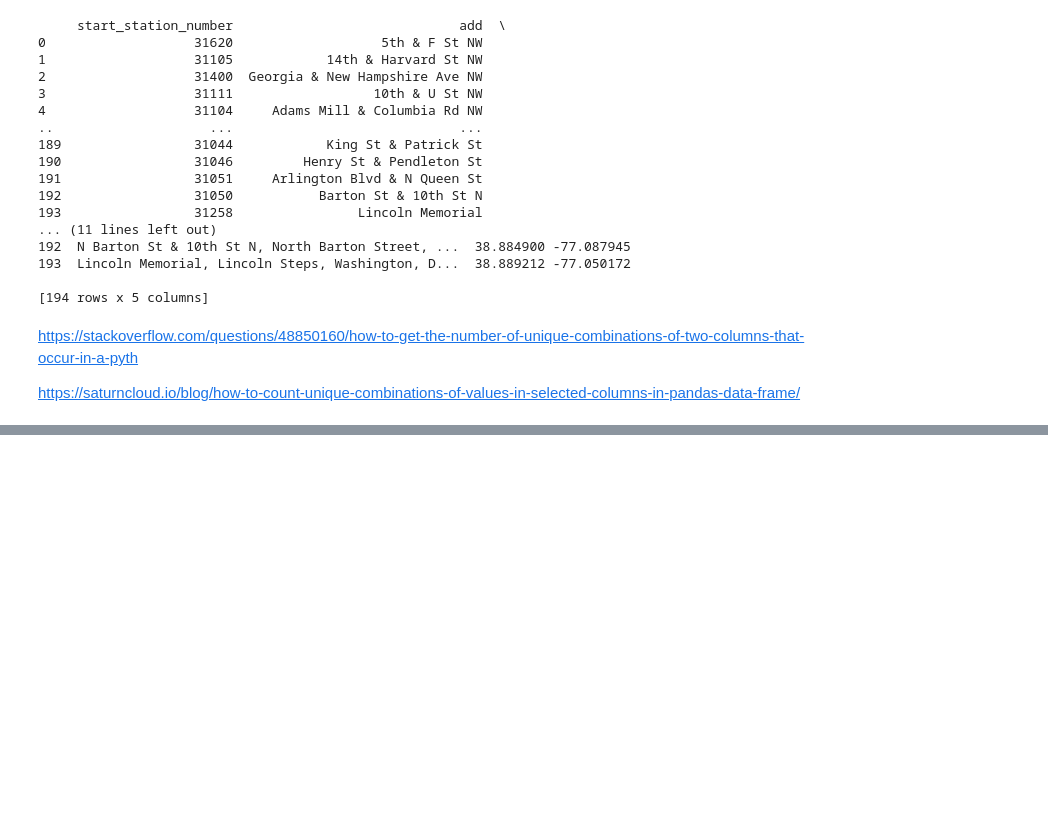
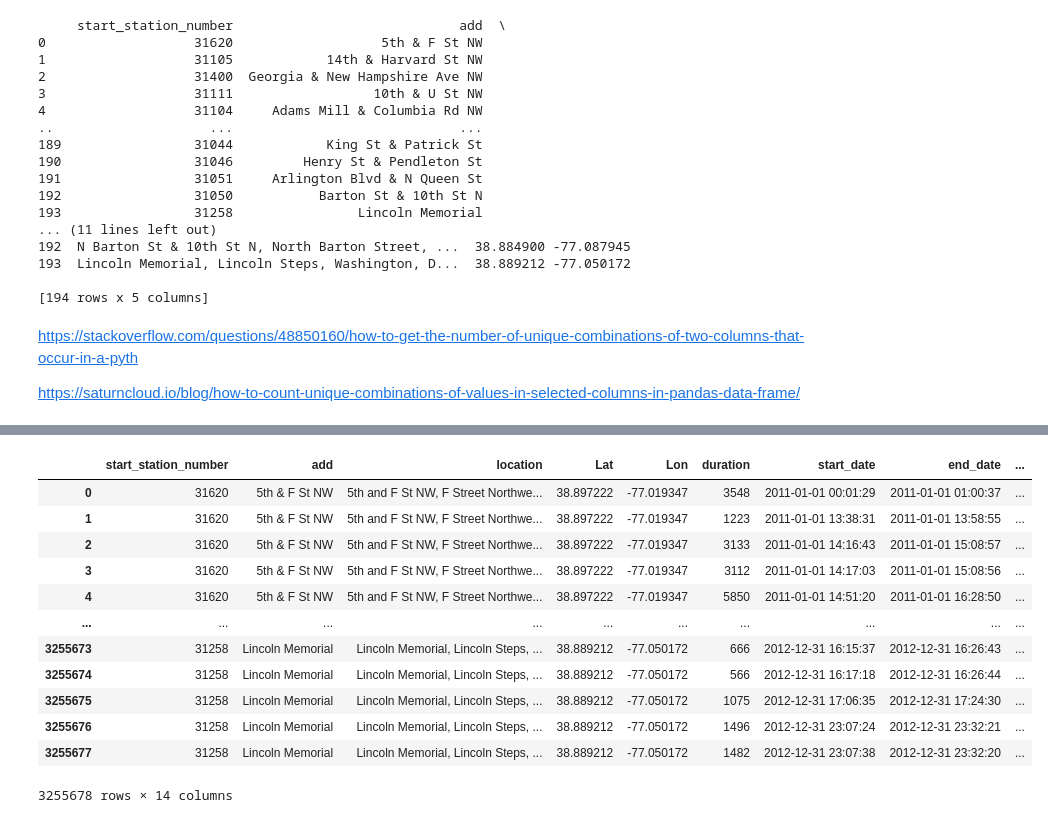
Before and after one commit to cdb8675309/Project3_Sprint-2, a Jupyter notebook: P3_S2.ipynb, the cells around one changed output, grey strips where cells are left out. Drawn from its saved outputs; the diff is of its cells as text; code cells hidden in the pictures; blank space fills up the shorter version.

```diff
--- a/P3_S2.ipynb
+++ b/P3_S2.ipynb
@@ -950,0 +981,18 @@ https://saturncloud.io/blog/how-to-count-unique-combinations-of-values-in-select
+# %%
+#merging original combined trip dataframe with new latlong info DF
+all_combi_df = pd.merge(full_station_df, combi_td1112, on='start_station_number')
+all_combi_df
+# %% [output]
+|  | start_station_number | add | location | Lat | Lon | duration | start_date | end_date | ... |
+| 0 | 31620 | 5th & F St NW | 5th and F St NW, F Street Northwe... | 38.897222 | -77.019347 | 3548 | 2011-01-01 00:01:29 | 2011-01-01 01:00:37 | ... |
+| 1 | 31620 | 5th & F St NW | 5th and F St NW, F Street Northwe... | 38.897222 | -77.019347 | 1223 | 2011-01-01 13:38:31 | 2011-01-01 13:58:55 | ... |
+| 2 | 31620 | 5th & F St NW | 5th and F St NW, F Street Northwe... | 38.897222 | -77.019347 | 3133 | 2011-01-01 14:16:43 | 2011-01-01 15:08:57 | ... |
+| 3 | 31620 | 5th & F St NW | 5th and F St NW, F Street Northwe... | 38.897222 | -77.019347 | 3112 | 2011-01-01 14:17:03 | 2011-01-01 15:08:56 | ... |
+| 4 | 31620 | 5th & F St NW | 5th and F St NW, F Street Northwe... | 38.897222 | -77.019347 | 5850 | 2011-01-01 14:51:20 | 2011-01-01 16:28:50 | ... |
+| ... | ... | ... | ... | ... | ... | ... | ... | ... | ... |
+| 3255673 | 31258 | Lincoln Memorial | Lincoln Memorial, Lincoln Steps, ... | 38.889212 | -77.050172 | 666 | 2012-12-31 16:15:37 | 2012-12-31 16:26:43 | ... |
+| 3255674 | 31258 | Lincoln Memorial | Lincoln Memorial, Lincoln Steps, ... | 38.889212 | -77.050172 | 566 | 2012-12-31 16:17:18 | 2012-12-31 16:26:44 | ... |
+| 3255675 | 31258 | Lincoln Memorial | Lincoln Memorial, Lincoln Steps, ... | 38.889212 | -77.050172 | 1075 | 2012-12-31 17:06:35 | 2012-12-31 17:24:30 | ... |
+| 3255676 | 31258 | Lincoln Memorial | Lincoln Memorial, Lincoln Steps, ... | 38.889212 | -77.050172 | 1496 | 2012-12-31 23:07:24 | 2012-12-31 23:32:21 | ... |
+| 3255677 | 31258 | Lincoln Memorial | Lincoln Memorial, Lincoln Steps, ... | 38.889212 | -77.050172 | 1482 | 2012-12-31 23:07:38 | 2012-12-31 23:32:20 | ... |
+3255678 rows × 14 columns
```
Also changed, not shown: parts of 18 cells of this notebook.
